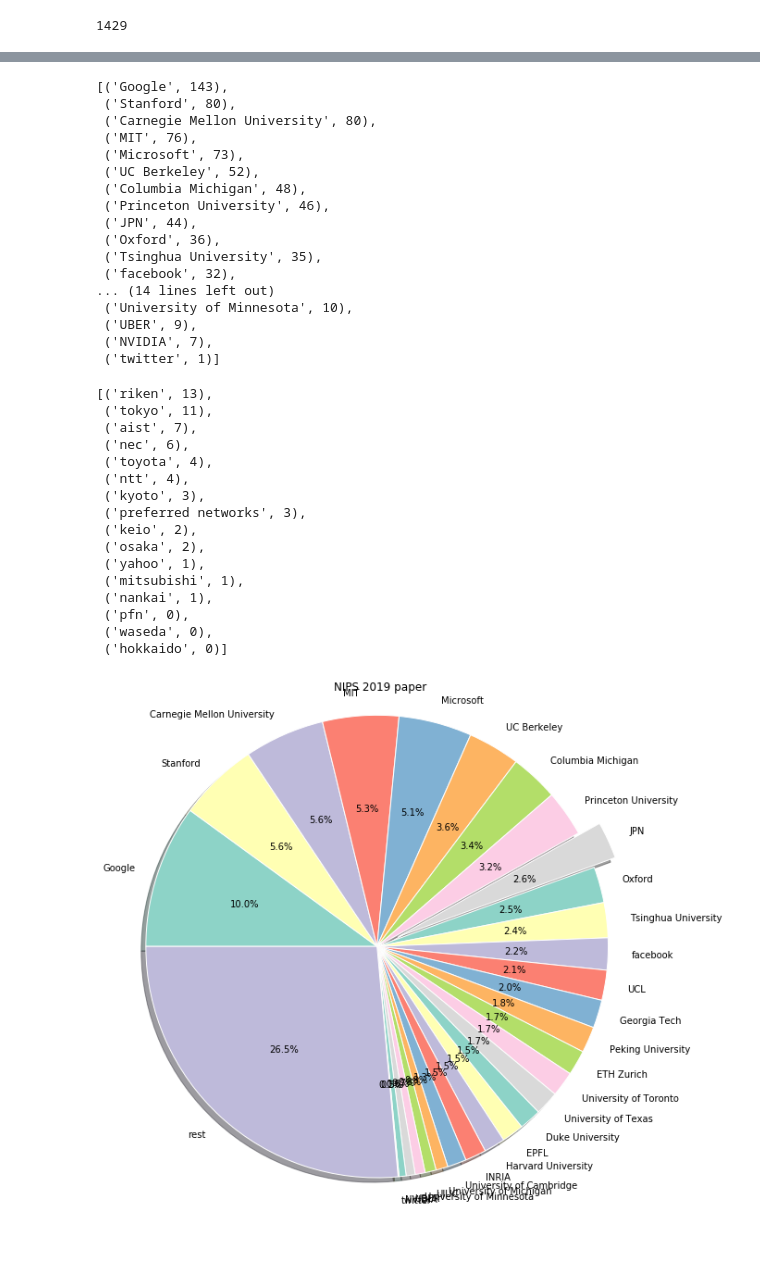
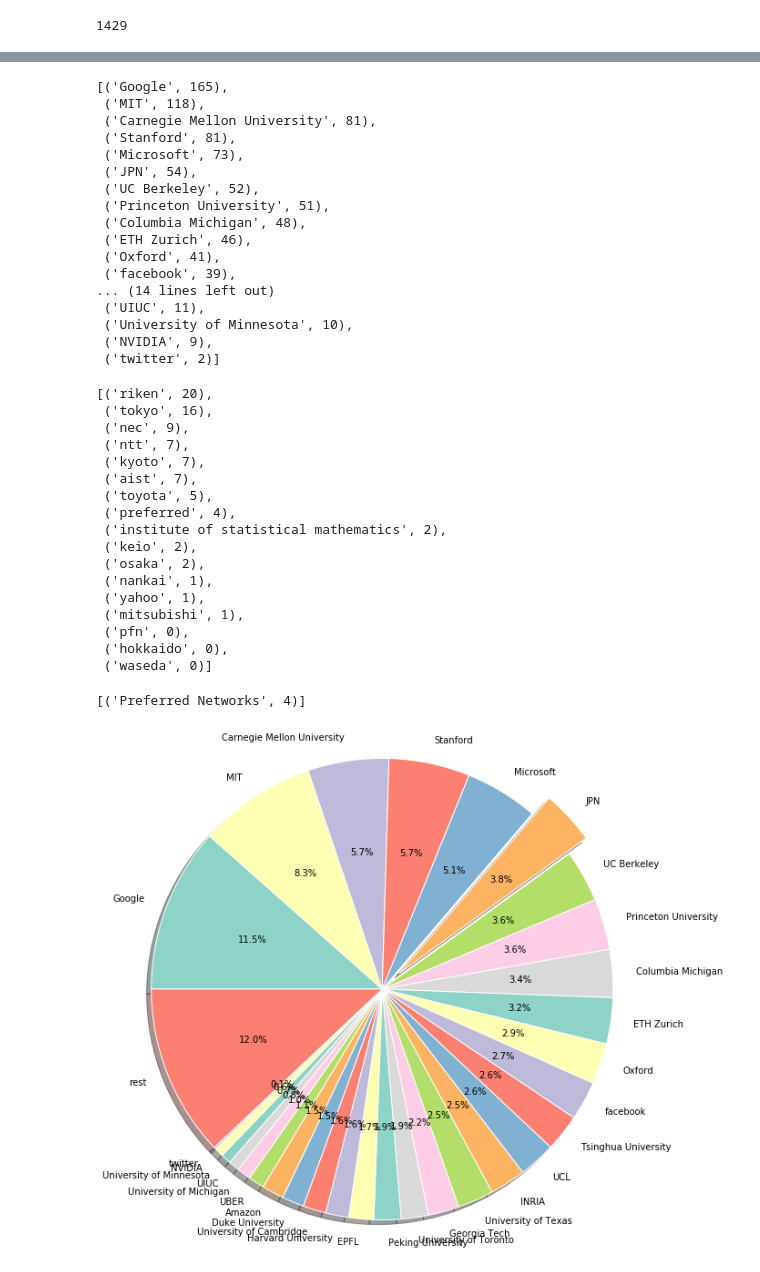
Before and after one commit to kruho/ConferenceResearch, a Jupyter notebook: PaperSearch.ipynb, the cells around one changed output, grey strips where cells are left out. Cells and saved outputs as stored; diff of their text form; code cells hidden in the pictures; blank space fills up the shorter version.

```diff
--- a/PaperSearch.ipynb
+++ b/PaperSearch.ipynb
@@ -58,7 +58,8 @@ print(nb_tot_papers)
 # %%
 import re
 
-pattern = r'\([\w\s]+\)'
+#pattern = r'\([\w\s]+\)'
+pattern = r'\([\w\s\W]+\)'
 if website=='nips2017' or website=='nips2019':
     authors = soup.find_all('i')
 elif website=='icml2017':
@@ -69,10 +70,11 @@ institutes_in_paper = []
 for author in authors:
     for content in author.contents:
         items = re.findall(pattern, content)
+        print(items)
         [institutes.append(item[1:-1].lower()) for item in items]
         institutes_in_paper.append(items)
 #institutes = set(sum(institutes, []))
 #institutes = set(institutes)
 institutes.sort()
-institutes
+#institutes
 # %% [output]
@@ -95,0 +98,6 @@ institutes
+# %%
+pattern = r'\([\w\s\W]+\)'
+#pattern = r'\([.*]\)'
+
+repatter = re.compile(pattern)
+repatter.findall('(Preferred Networks, Inc.)'),repatter.findall('(Preferred Networks)'),repatter.findall('(Preferred Networks, Inc., Inc.)')
@@ -222,6 +238,6 @@ nb_papers
 # %%
 institute_names = {
-    "JPN":['tokyo','waseda','hokkaido','osaka','nankai','nec','ntt','riken', 'preferred networks', 'keio', 'aist', 'toyota', 'mitsubishi', 'yahoo', 'kyoto', 'pfn'],
+    "JPN":['tokyo','waseda','hokkaido','osaka','nankai','nec','ntt','riken', 'preferred', 'keio', 'aist', 'toyota', 'mitsubishi', 'yahoo', 'kyoto', 'pfn', 'institute of statistical mathematics'],
     "Carnegie Mellon University":["carnegie mellon university", "cmu"],
     "Google":["google", "deepmind"],
     "Stanford":["stanford", "stanford university"],
@@ -255,23 +271,23 @@ institute_names = {
 nb_papers = count_paper(institute_names, institutes_in_paper)
 nb_papers
 # %% [output]
-[('Google', 143),
- ('Stanford', 80),
- ('Carnegie Mellon University', 80),
- ('MIT', 76),
+[('Google', 165),
+ ('MIT', 118),
+ ('Carnegie Mellon University', 81),
+ ('Stanford', 81),
  ('Microsoft', 73),
+ ('JPN', 54),
  ('UC Berkeley', 52),
+ ('Princeton University', 51),
  ('Columbia Michigan', 48),
- ('Princeton University', 46),
- ('JPN', 44),
- ('Oxford', 36),
- ('Tsinghua University', 35),
- ('facebook', 32),
+ ('ETH Zurich', 46),
+ ('Oxford', 41),
+ ('facebook', 39),
 ... (14 lines left out)
+ ('UIUC', 11),
  ('University of Minnesota', 10),
- ('UBER', 9),
- ('NVIDIA', 7),
- ('twitter', 1)]
+ ('NVIDIA', 9),
+ ('twitter', 2)]
 # %%
 institute_names_jpn = {}
 for f in institute_names['JPN']:
@@ -279,22 +295,27 @@ for f in institute_names['JPN']:
 
 count_paper(institute_names_jpn, institutes_in_paper)
 # %% [output]
-[('riken', 13),
- ('tokyo', 11),
+[('riken', 20),
+ ('tokyo', 16),
+ ('nec', 9),
+ ('ntt', 7),
+ ('kyoto', 7),
  ('aist', 7),
- ('nec', 6),
- ('toyota', 4),
- ('ntt', 4),
- ('kyoto', 3),
- ('preferred networks', 3),
+ ('toyota', 5),
+ ('preferred', 4),
+ ('institute of statistical mathematics', 2),
  ('keio', 2),
  ('osaka', 2),
+ ('nankai', 1),
  ('yahoo', 1),
  ('mitsubishi', 1),
- ('nankai', 1),
  ('pfn', 0),
- ('waseda', 0),
- ('hokkaido', 0)]
+ ('hokkaido', 0),
+ ('waseda', 0)]
+# %%
+count_paper({'Preferred Networks':['preferred']}, institutes_in_paper)
+# %% [output]
+[('Preferred Networks', 4)]
 # %%
 import numpy as np
 nb_papers.append(('rest',nb_tot_papers-np.array([i[1] for i in nb_papers]).sum()))
@@ -306,35 +327,36 @@ cs=cm.Set3(np.arange(9))
 
 plt.figure(figsize=(10,10))
 
 # Data to plot
 labels = [i[0] for i in nb_papers]
 sizes = [i[1] for i in nb_papers]
 colors = ['gold', 'yellowgreen', 'lightcoral', 'lightskyblue']
 explode = [0]*len(nb_papers)
+
 for i,x in enumerate(nb_papers):
     if x[0]=='Google' or x[0]=='Google' or x[0]=='Carnegie Mellon University' or x[0]=='MIT' or x[0]=='Microsoft' or x[0]=='Stanford' or x[0]=='UCBerkeley':
         explode[i]=0.
     if x[0]=='JPN':
         explode[i]=0.1
 
 plt.pie(
     sizes,
     explode=explode,
     labels=labels,
     colors=cs,
     startangle=180,
     counterclock=False,
     wedgeprops={'linewidth': 1, 'edgecolor':"white"},
     autopct='%1.1f%%',
     shadow=True
 )
 
 plt.axis('equal')
-plt.title('NIPS 2019 paper')
+#plt.title('NIPS 2019 paper')
 plt.savefig(website+'.png')
 plt.show()
 # %% [output]
-[figure, old version]
+[figure, new version]
 # %%
 institute_names = {
     "UCLA":['ucla'],
```
Also changed, not shown: parts of 10 cells of this notebook, 1 other file.
